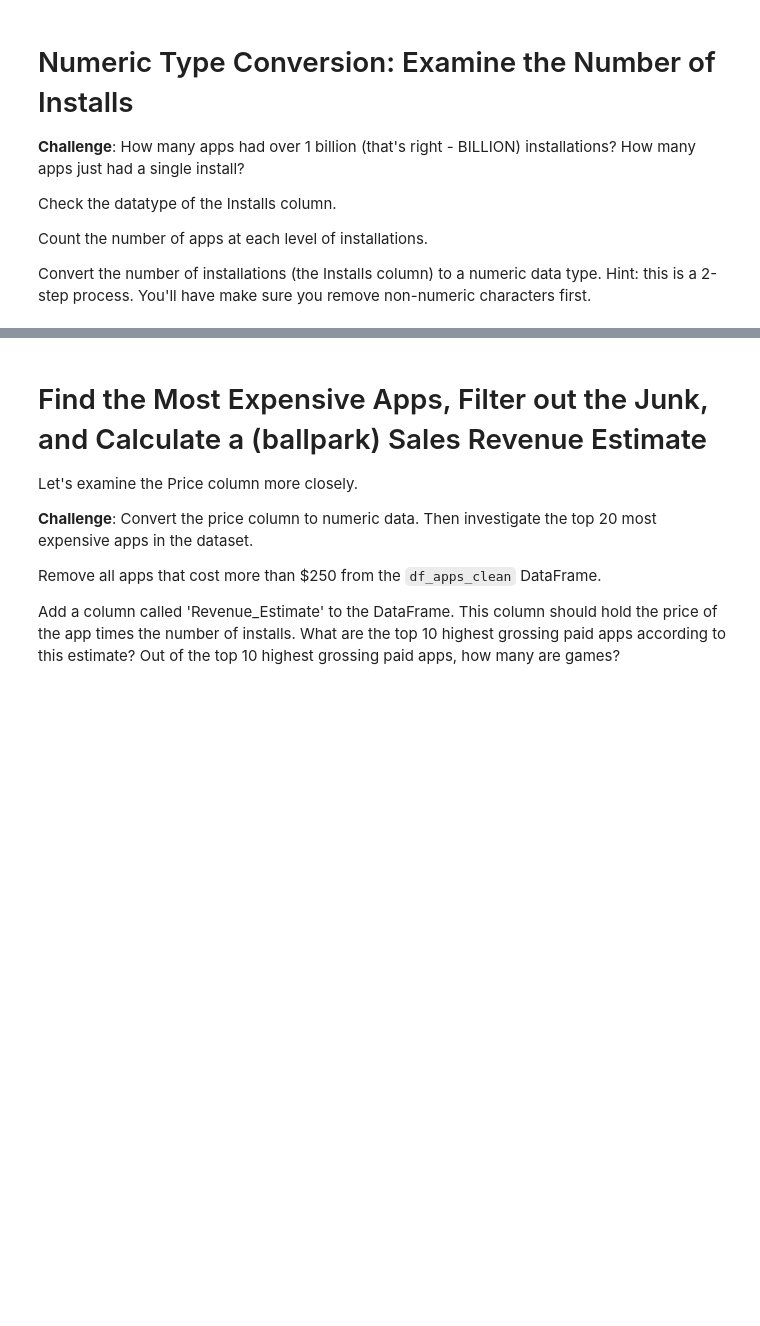
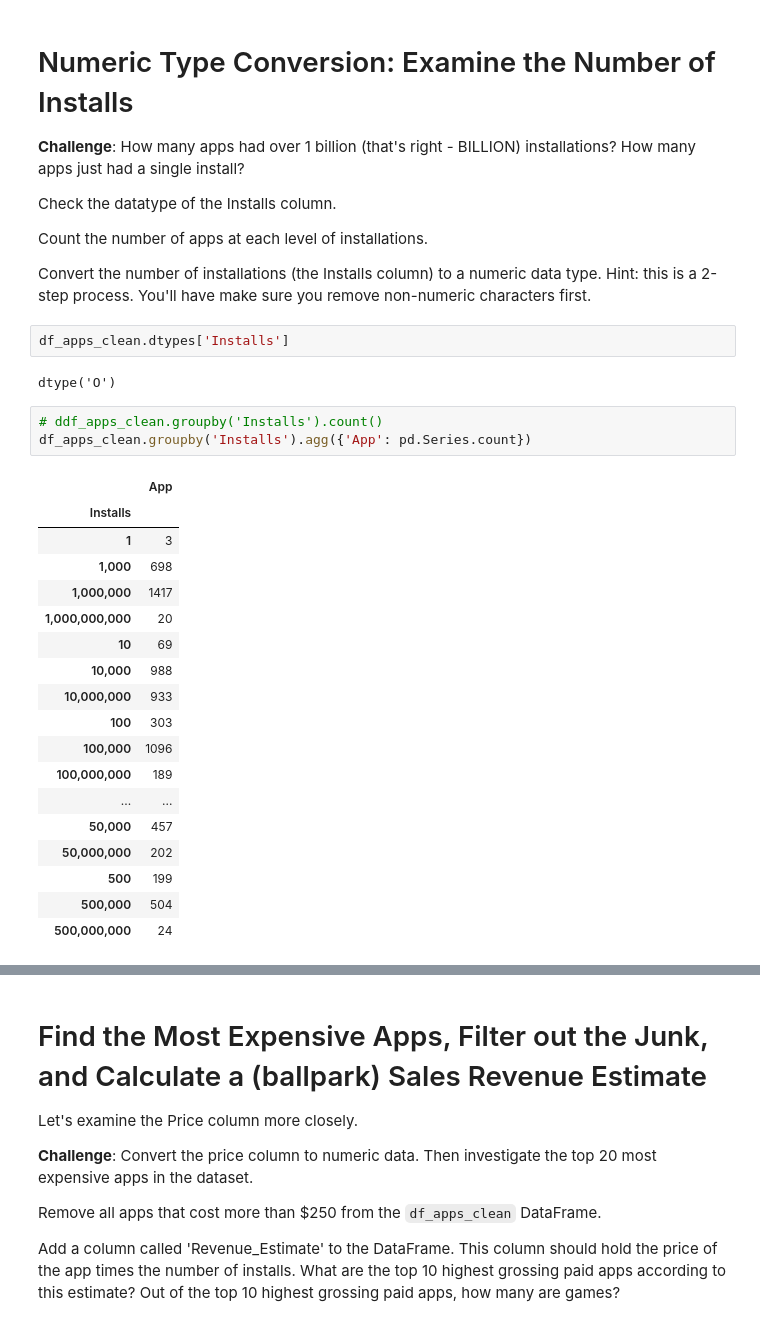
Before and after one commit to ArieKnoester/google-play-store-jupyter-notebook, a Jupyter notebook: Google_Play_Store_App_Analytics.ipynb, the cells around one changed output, grey strips where cells are left out. Saved outputs shown, nothing was run; the diff lists cells and outputs as text; blank space fills up the shorter version.

```diff
--- a/Google_Play_Store_App_Analytics.ipynb
+++ b/Google_Play_Store_App_Analytics.ipynb
@@ -270,3 +270,29 @@ Check the datatype of the Installs column.
 Count the number of apps at each level of installations.
 
 Convert the number of installations (the Installs column) to a numeric data type. Hint: this is a 2-step process. You'll have make sure you remove non-numeric characters first.
+# %%
+df_apps_clean.dtypes['Installs']
+# %% [output]
+dtype('O')
+# %%
+# ddf_apps_clean.groupby('Installs').count()
+df_apps_clean.groupby('Installs').agg({'App': pd.Series.count})
+# %% [output]
+|  | App |
+| Installs |  |
+| 1 | 3 |
+| 1,000 | 698 |
+| 1,000,000 | 1417 |
+| 1,000,000,000 | 20 |
+| 10 | 69 |
+| 10,000 | 988 |
+| 10,000,000 | 933 |
+| 100 | 303 |
+| 100,000 | 1096 |
+| 100,000,000 | 189 |
+| ... | ... |
+| 50,000 | 457 |
+| 50,000,000 | 202 |
+| 500 | 199 |
+| 500,000 | 504 |
+| 500,000,000 | 24 |
```
Also changed, not shown: parts of 6 cells of this notebook.
